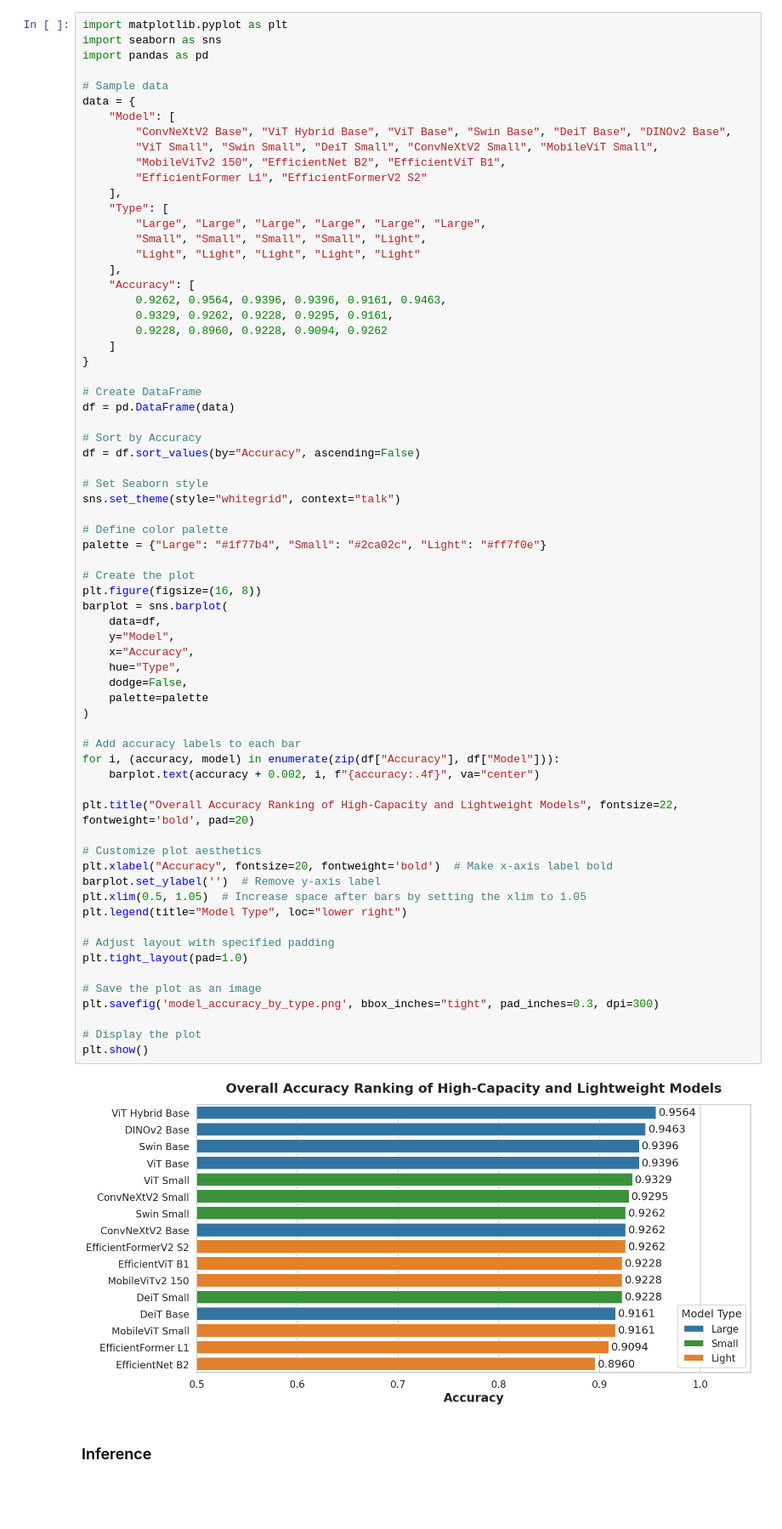
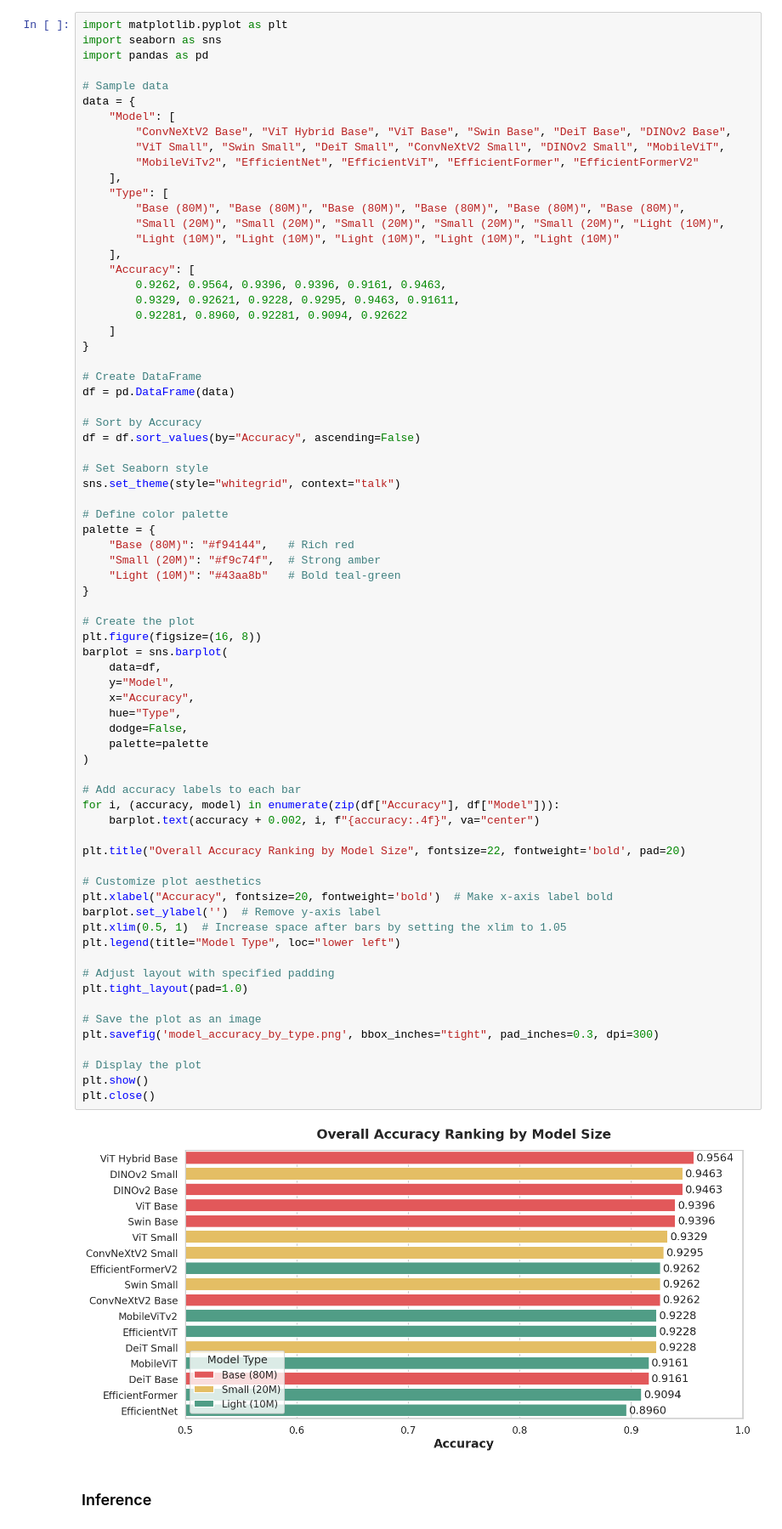
Before and after one commit to JericN/rice-disease-classifier, a Jupyter notebook: code_v1.1/results_graphs.ipynb, the cells around one changed output. Shown at 85% size. Cells and saved outputs as stored; diff of their text form; blank space fills up the shorter version.

```diff
--- a/code_v1.1/results_graphs.ipynb
+++ b/code_v1.1/results_graphs.ipynb
@@ -7,19 +7,18 @@ import pandas as pd
 data = {
     "Model": [
         "ConvNeXtV2 Base", "ViT Hybrid Base", "ViT Base", "Swin Base", "DeiT Base", "DINOv2 Base",
-        "ViT Small", "Swin Small", "DeiT Small", "ConvNeXtV2 Small", "MobileViT Small",
-        "MobileViTv2 150", "EfficientNet B2", "EfficientViT B1",
-        "EfficientFormer L1", "EfficientFormerV2 S2"
+        "ViT Small", "Swin Small", "DeiT Small", "ConvNeXtV2 Small", "DINOv2 Small", "MobileViT",
+        "MobileViTv2", "EfficientNet", "EfficientViT", "EfficientFormer", "EfficientFormerV2"
     ],
     "Type": [
-        "Large", "Large", "Large", "Large", "Large", "Large",
-        "Small", "Small", "Small", "Small", "Light",
-        "Light", "Light", "Light", "Light", "Light"
+        "Base (80M)", "Base (80M)", "Base (80M)", "Base (80M)", "Base (80M)", "Base (80M)",
+        "Small (20M)", "Small (20M)", "Small (20M)", "Small (20M)", "Small (20M)", "Light (10M)",
+        "Light (10M)", "Light (10M)", "Light (10M)", "Light (10M)", "Light (10M)"
     ],
     "Accuracy": [
         0.9262, 0.9564, 0.9396, 0.9396, 0.9161, 0.9463,
-        0.9329, 0.9262, 0.9228, 0.9295, 0.9161,
-        0.9228, 0.8960, 0.9228, 0.9094, 0.9262
+        0.9329, 0.92621, 0.9228, 0.9295, 0.9463, 0.91611,
+        0.92281, 0.8960, 0.92281, 0.9094, 0.92622
     ]
 }
 
@@ -33,41 +32,46 @@ df = df.sort_values(by="Accuracy", ascending=False)
 sns.set_theme(style="whitegrid", context="talk")
 
 # Define color palette
-palette = {"Large": "#1f77b4", "Small": "#2ca02c", "Light": "#ff7f0e"}
+palette = {
+    "Base (80M)": "#f94144",   # Rich red
+    "Small (20M)": "#f9c74f",  # Strong amber
+    "Light (10M)": "#43aa8b"   # Bold teal-green
+}
 
 # Create the plot
 plt.figure(figsize=(16, 8))
 barplot = sns.barplot(
     data=df,
     y="Model",
     x="Accuracy",
     hue="Type",
     dodge=False,
     palette=palette
 )
 
 # Add accuracy labels to each bar
 for i, (accuracy, model) in enumerate(zip(df["Accuracy"], df["Model"])):
     barplot.text(accuracy + 0.002, i, f"{accuracy:.4f}", va="center")
 
-plt.title("Overall Accuracy Ranking of High-Capacity and Lightweight Models", fontsize=22, fontweight='bold', pad=20)
+plt.title("Overall Accuracy Ranking by Model Size", fontsize=22, fontweight='bold', pad=20)
 
 # Customize plot aesthetics
 plt.xlabel("Accuracy", fontsize=20, fontweight='bold')  # Make x-axis label bold
 barplot.set_ylabel('')  # Remove y-axis label
-plt.xlim(0.5, 1.05)  # Increase space after bars by setting the xlim to 1.05
-plt.legend(title="Model Type", loc="lower right")
+plt.xlim(0.5, 1)  # Increase space after bars by setting the xlim to 1.05
+plt.legend(title="Model Type", loc="lower left")
 
 # Adjust layout with specified padding
 plt.tight_layout(pad=1.0)
 
 # Save the plot as an image
 plt.savefig('model_accuracy_by_type.png', bbox_inches="tight", pad_inches=0.3, dpi=300)
 
 # Display the plot
 plt.show()
+plt.close()
 # %% [output]
-[figure, old version]
+[figure, new version]
 # %% [markdown]
 ### Inference
 # %%
```
Also changed, not shown: parts of 14 cells of this notebook.
